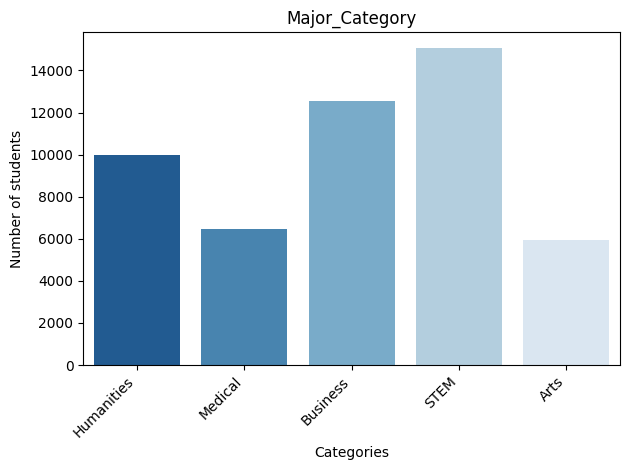
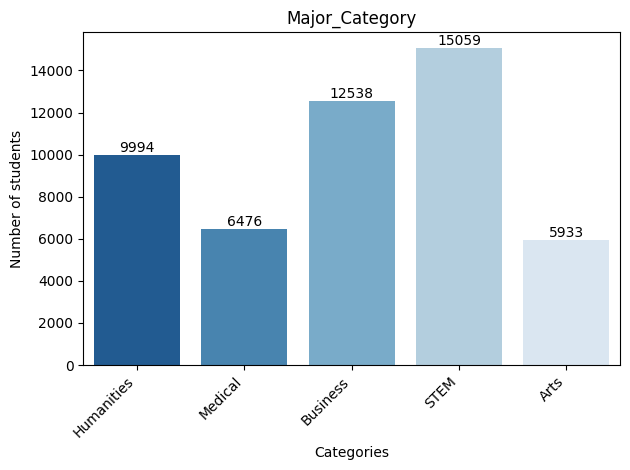
The change to this notebook cell's code, shown as a diff; its figure went from the first image to the second:
--- before
+++ after
@@ -4,6 +4,10 @@
                     "Prompt_Engineering_Skill", "Institutional_Policy", "Burnout_Risk_Level"]
     for column in column_names:
-        sns.countplot(x=column, data=df, hue=column, palette="Blues_r", legend=False)
+        ax = sns.countplot(x=column, data=df, hue=column, palette="Blues_r", legend=False)
+        
+        for container in ax.containers:
+            ax.bar_label(container)
 
+            
         plt.title(column)
         plt.xlabel("Categories")

Commit: update